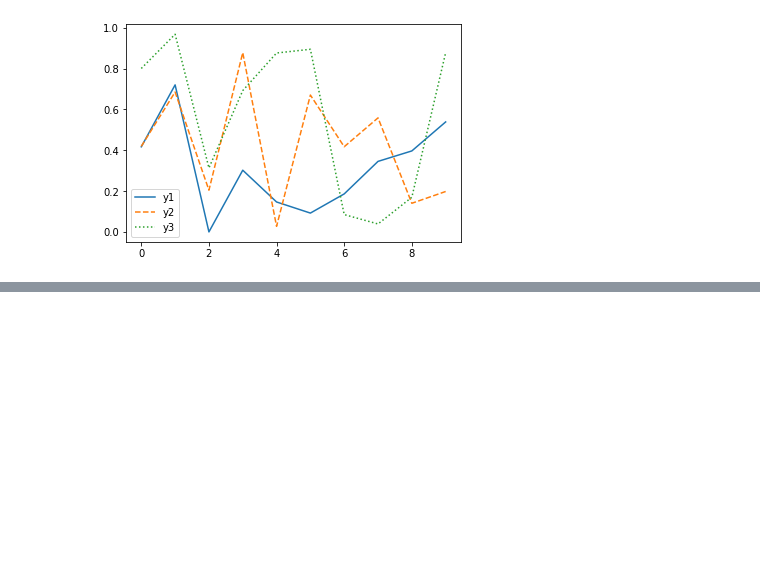
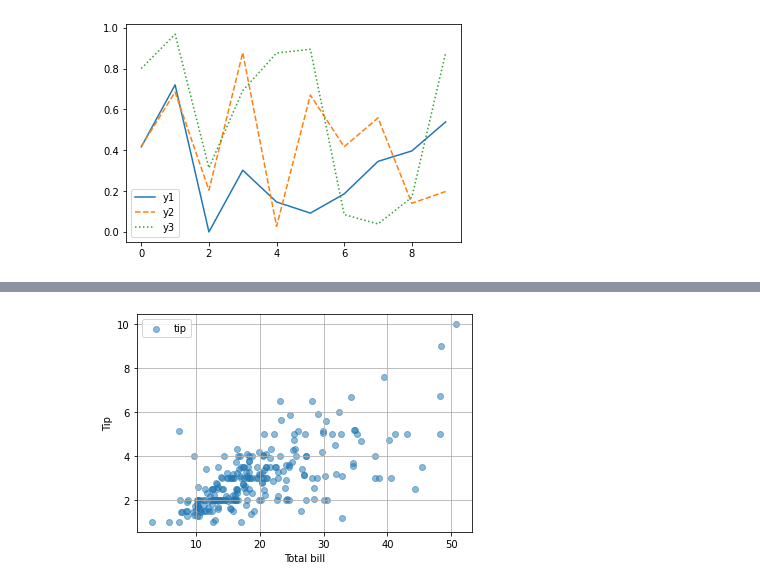
Before and after one commit to esn73/lab_python, a Jupyter notebook: py21_mathplotlip.ipynb, the cells around one changed output, grey strips where cells are left out. Cells and saved outputs as stored; diff of their text form; code cells hidden in the pictures; blank space fills up the shorter version.

```diff
--- a/py21_mathplotlip.ipynb
+++ b/py21_mathplotlip.ipynb
@@ -527,0 +619,11 @@ plt.show()
+# %%
+plt.scatter(x='total_bill', y='tip', alpha=0.5, data=tips)
+
+
+plt.xlabel('Total bill')
+plt.ylabel('Tip')
+plt.grid()
+plt.legend()
+plt.show()
+# %% [output]
+[figure, added]
```
Also changed, not shown: parts of 17 cells of this notebook.
